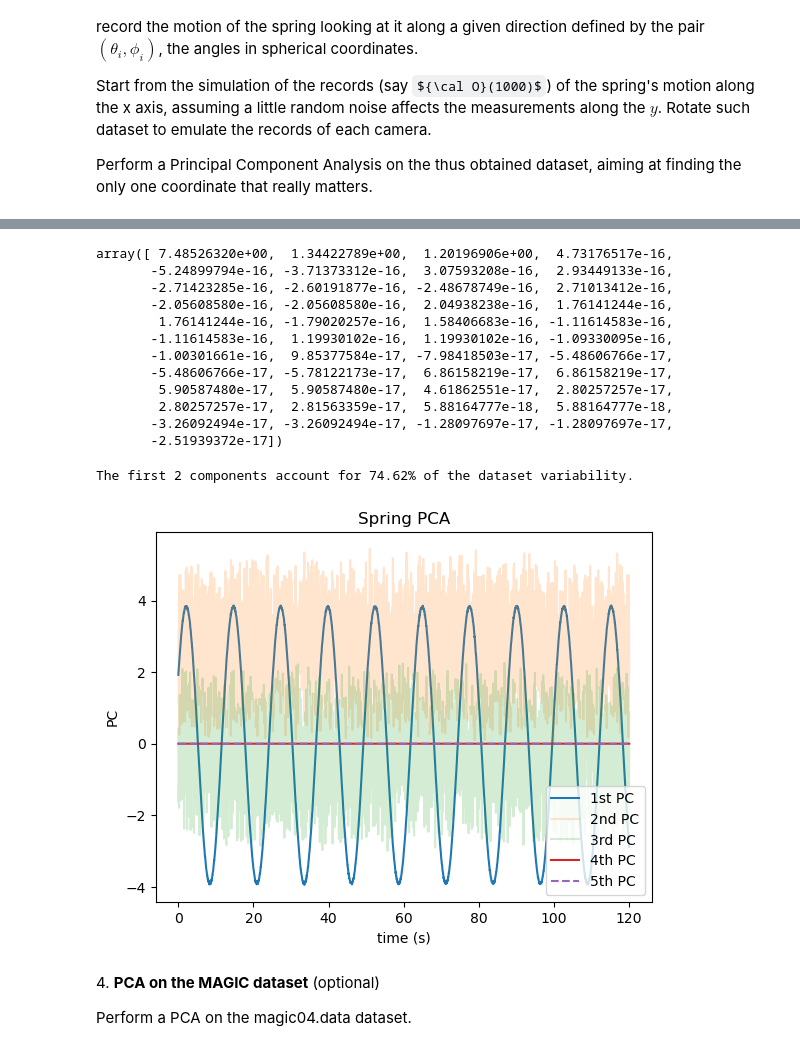
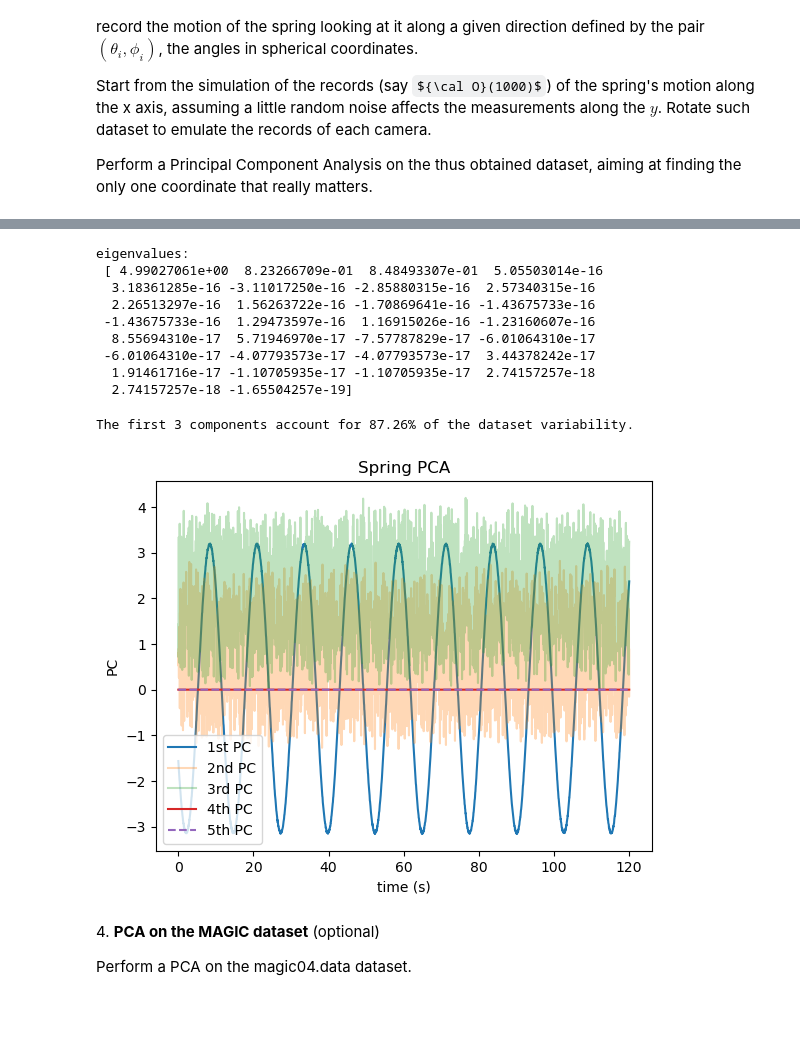
Before and after one commit to giuliadoda/LaboratoryOfComputationalPhysics_Y6, a Jupyter notebook: 08ex_LinearAlgebra.ipynb, the cells around one changed output, grey strips where cells are left out. Cells and saved outputs as stored; diff of their text form; code cells hidden in the pictures; some formulas as TeX source; blank space fills up the shorter version.

```diff
--- a/08ex_LinearAlgebra.ipynb
+++ b/08ex_LinearAlgebra.ipynb
@@ -312,13 +312,13 @@ Start from the simulation of the records (say ${\cal O}(1000)$) of the spring's
 Perform a Principal Component Analysis on the thus obtained dataset, aiming at finding the only one coordinate that really matters.
 # %%
 N = 3000    # records
-n = 15      # cameras
-r = 1       # distance
+n = 10      # cameras
 
 time = np.linspace(0,120, N)
 
 f = 0.5         # spring frequency
 phi = np.pi/6   # spring phase
+# spring motion along x axis (noise in other axis)
 spring = np.array([np.sin(f*time+phi), np.random.random(N), np.random.random(N)]).T
 
 # camera angles
@@ -328,15 +328,16 @@ phis = 2 * np.pi * np.random.random(n)
 # rotation matrices
 R_theta = np.array([[ [1,0,0], [0,np.cos(t), -np.sin(t)], [0, np.sin(t), np.cos(t)] ] for t in thetas])
 R_phi = np.array([[ [np.cos(p), - np.sin(p), 0], [np.sin(p), np.cos(p), 0], [0,0,1] ] for p in phis])
+R = np.matmul(R_phi, R_theta)
 
 # emulating camers records
 records = pd.DataFrame()
 for cam in range(n):
-    r = np.dot(spring, np.matmul(R_phi,R_theta)[cam])
+    r = np.dot(spring, R[cam])
     records['x'+str(cam)] = r[:,0]
     records['y'+str(cam)] = r[:,1]
     records['z'+str(cam)] = r[:,2]
 
-records
+records.head()
 # %% [output]
 |  | x0 | y0 | z0 | x1 | y1 | z1 | x2 | y2 | z2 | x3 | ... | ... |
@@ -355,44 +350,41 @@ records
 # %%
 l, V = la.eig(records.cov())
 l = np.real_if_close(l)
-l
+print('eigenvalues: \n', l)
 # %% [output]
-array([ 7.48526320e+00,  1.34422789e+00,  1.20196906e+00,  4.73176517e-16,
-       -5.24899794e-16, -3.71373312e-16,  3.07593208e-16,  2.93449133e-16,
-       -2.71423285e-16, -2.60191877e-16, -2.48678749e-16,  2.71013412e-16,
-       -2.05608580e-16, -2.05608580e-16,  2.04938238e-16,  1.76141244e-16,
-        1.76141244e-16, -1.79020257e-16,  1.58406683e-16, -1.11614583e-16,
-       -1.11614583e-16,  1.19930102e-16,  1.19930102e-16, -1.09330095e-16,
-       -1.00301661e-16,  9.85377584e-17, -7.98418503e-17, -5.48606766e-17,
-       -5.48606766e-17, -5.78122173e-17,  6.86158219e-17,  6.86158219e-17,
-        5.90587480e-17,  5.90587480e-17,  4.61862551e-17,  2.80257257e-17,
-        2.80257257e-17,  2.81563359e-17,  5.88164777e-18,  5.88164777e-18,
-       -3.26092494e-17, -3.26092494e-17, -1.28097697e-17, -1.28097697e-17,
-       -2.51939372e-17])
+eigenvalues:
+ [ 4.99027061e+00  8.23266709e-01  8.48493307e-01  5.05503014e-16
+  3.18361285e-16 -3.11017250e-16 -2.85880315e-16  2.57340315e-16
+  2.26513297e-16  1.56263722e-16 -1.70869641e-16 -1.43675733e-16
+ -1.43675733e-16  1.29473597e-16  1.16915026e-16 -1.23160607e-16
+  8.55694310e-17  5.71946970e-17 -7.57787829e-17 -6.01064310e-17
+ -6.01064310e-17 -4.07793573e-17 -4.07793573e-17  3.44378242e-17
+  1.91461716e-17 -1.10705935e-17 -1.10705935e-17  2.74157257e-18
+  2.74157257e-18 -1.65504257e-19]
 # %%
-c = 1
+c = 2
 print(f'The first {c+1} components account for {np.sum(l[0:c])*100/np.sum(l):.2f}% of the dataset variability.')
 # %% [output]
-The first 2 components account for 74.62% of the dataset variability.
+The first 3 components account for 87.26% of the dataset variability.
 # %%
 # change basis
 records_nb = np.real_if_close(np.matmul(records, V))
 
 # plot first principal component
 fig, ax = plt.subplots()
 
 ax.plot(time, records_nb[:,0], label = '1st PC')
-ax.plot(time, records_nb[:,1], label = '2nd PC', alpha = 0.2)
-ax.plot(time, records_nb[:,2], label = '3rd PC', alpha = 0.2)
+ax.plot(time, records_nb[:,1], label = '2nd PC', alpha = 0.3)
+ax.plot(time, records_nb[:,2], label = '3rd PC', alpha = 0.3)
 ax.plot(time, records_nb[:,3], label = '4th PC')
 ax.plot(time, records_nb[:,4], label = '5th PC', linestyle = 'dashed')
 ax.legend()
 ax.set_title('Spring PCA')
 ax.set_xlabel('time (s)')
 ax.set_ylabel('PC')
 plt.show()
 # %% [output]
-[figure, old version]
+[figure, new version]
 # %% [markdown]
 4\. **PCA on the MAGIC dataset** (optional)
 
```
Also changed, not shown: parts of 5 cells of this notebook, 3 other files.
